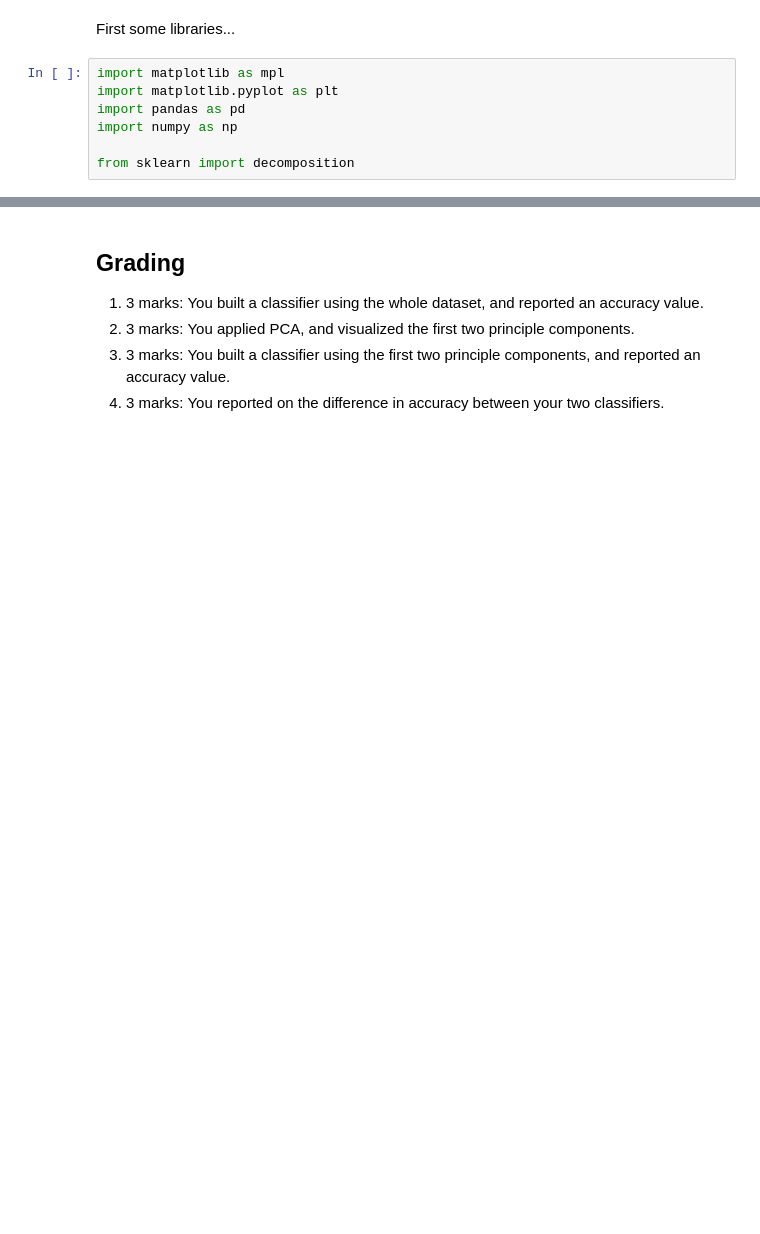
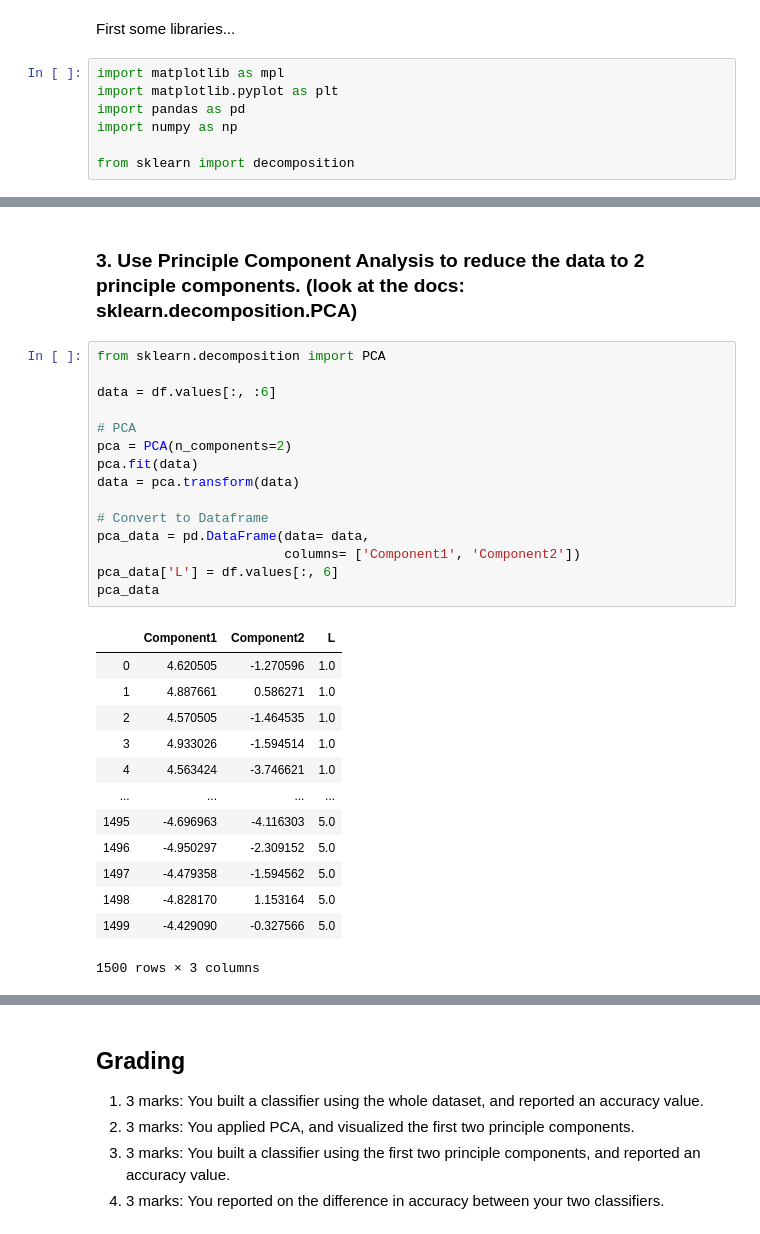
Before and after one commit to Minam7/CMPT820, a Jupyter notebook: HW4/A4Q4.ipynb, the cells around one changed output, grey strips where cells are left out. Drawn from its saved outputs; the diff is of its cells as text; blank space fills up the shorter version.

```diff
--- a/HW4/A4Q4.ipynb
+++ b/HW4/A4Q4.ipynb
@@ -43,0 +101,31 @@ plt.show()
+# %% [markdown]
+### 3. Use Principle Component Analysis to reduce the data to 2 principle components.  (look at the docs: sklearn.decomposition.PCA)
+# %%
+from sklearn.decomposition import PCA
+
+data = df.values[:, :6]
+
+# PCA
+pca = PCA(n_components=2)
+pca.fit(data)
+data = pca.transform(data)
+
+# Convert to Dataframe
+pca_data = pd.DataFrame(data= data,
+                        columns= ['Component1', 'Component2'])
+pca_data['L'] = df.values[:, 6]
+pca_data
+# %% [output]
+|  | Component1 | Component2 | L |
+| 0 | 4.620505 | -1.270596 | 1.0 |
+| 1 | 4.887661 | 0.586271 | 1.0 |
+| 2 | 4.570505 | -1.464535 | 1.0 |
+| 3 | 4.933026 | -1.594514 | 1.0 |
+| 4 | 4.563424 | -3.746621 | 1.0 |
+| ... | ... | ... | ... |
+| 1495 | -4.696963 | -4.116303 | 5.0 |
+| 1496 | -4.950297 | -2.309152 | 5.0 |
+| 1497 | -4.479358 | -1.594562 | 5.0 |
+| 1498 | -4.828170 | 1.153164 | 5.0 |
+| 1499 | -4.429090 | -0.327566 | 5.0 |
+1500 rows × 3 columns
```
Also changed, not shown: parts of 14 cells of this notebook, 2 other files.
